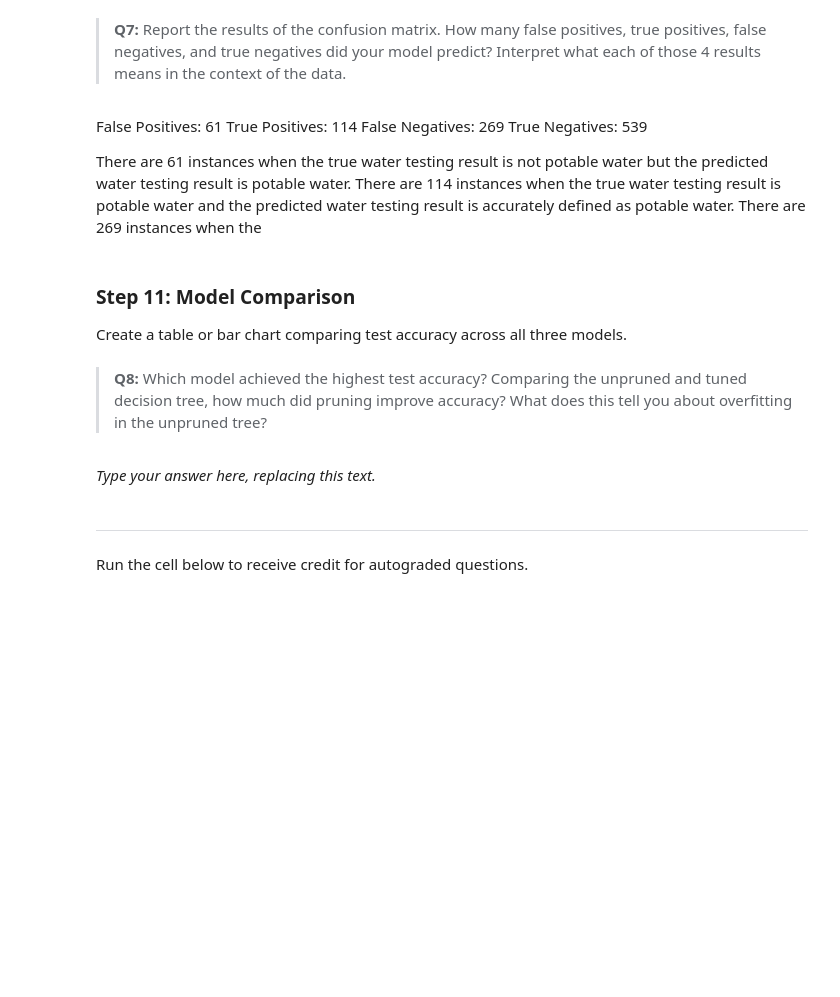
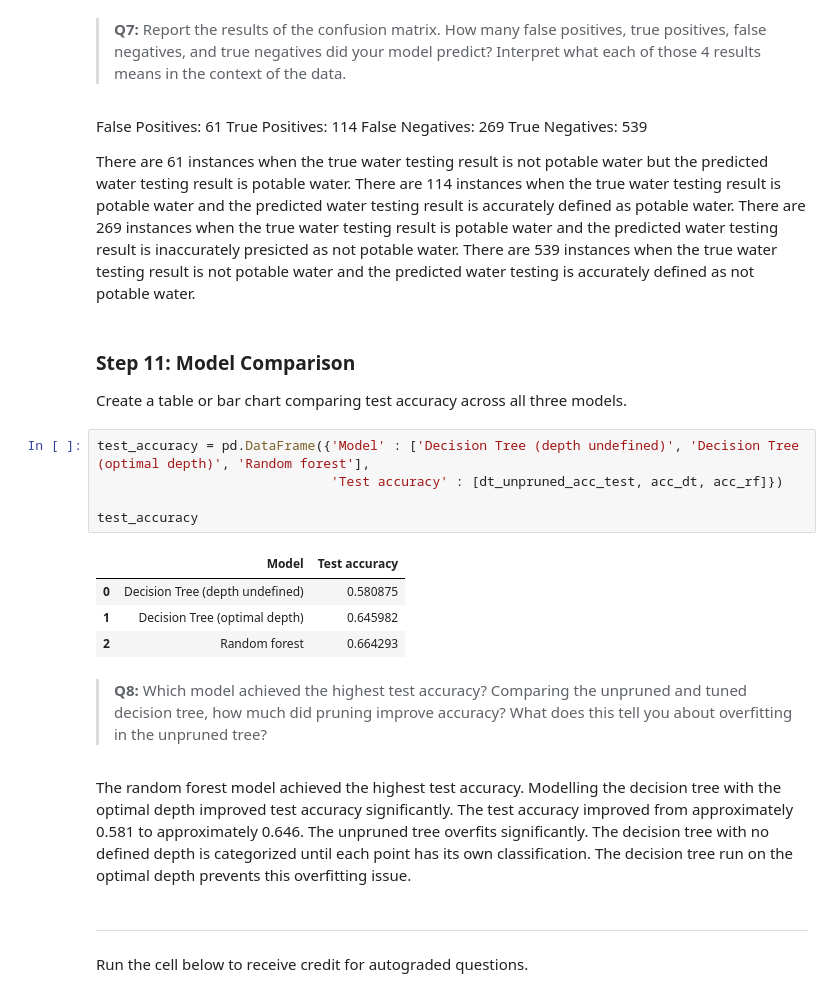
Before and after one commit to sofiiir/edds232-assignment-3, a Jupyter notebook: task2/hw3-task2.ipynb, the cells around one changed output. Drawn from its saved outputs; the diff is of its cells as text; blank space fills up the shorter version.

```diff
--- a/task2/hw3-task2.ipynb
+++ b/task2/hw3-task2.ipynb
@@ -413,7 +439,8 @@ True Negatives: 539
 
 There are 61 instances when the true water testing result is not potable water but the predicted water testing result is potable water.
 There are 114 instances when the true water testing result is potable water and the predicted water testing result is accurately defined as potable water.
-There are 269 instances when the
+There are 269 instances when the true water testing result is potable water and the predicted water testing result is inaccurately presicted as not potable water.
+There are 539 instances when the true water testing result is not potable water and the predicted water testing is accurately defined as not potable water.
 # %% [markdown]
 <!-- END QUESTION -->
 
@@ -422,10 +449,20 @@ There are 269 instances when the
 ### Step 11: Model Comparison
 
 Create a table or bar chart comparing test accuracy across all three models.
+# %%
+test_accuracy = pd.DataFrame({'Model' : ['Decision Tree (depth undefined)', 'Decision Tree (optimal depth)', 'Random forest'],
+                              'Test accuracy' : [dt_unpruned_acc_test, acc_dt, acc_rf]})
+
+test_accuracy
+# %% [output]
+|  | Model | Test accuracy |
+| 0 | Decision Tree (depth undefined) | 0.580875 |
+| 1 | Decision Tree (optimal depth) | 0.645982 |
+| 2 | Random forest | 0.664293 |
 # %% [markdown]
 > **Q8:** Which model achieved the highest test accuracy? Comparing the unpruned and tuned decision tree, how much did pruning improve accuracy? What does this tell you about overfitting in the unpruned tree?
 # %% [markdown]
-_Type your answer here, replacing this text._
+The random forest model achieved the highest test accuracy. Modelling the decision tree with the optimal depth improved test accuracy significantly. The test accuracy improved from approximately 0.581 to approximately 0.646. The unpruned tree overfits significantly. The decision tree with no defined depth is categorized until each point has its own classification. The decision tree run on the optimal depth prevents this overfitting issue.
 # %% [markdown]
 ---
 
```
Also changed, not shown: parts of 1 cell of this notebook.
